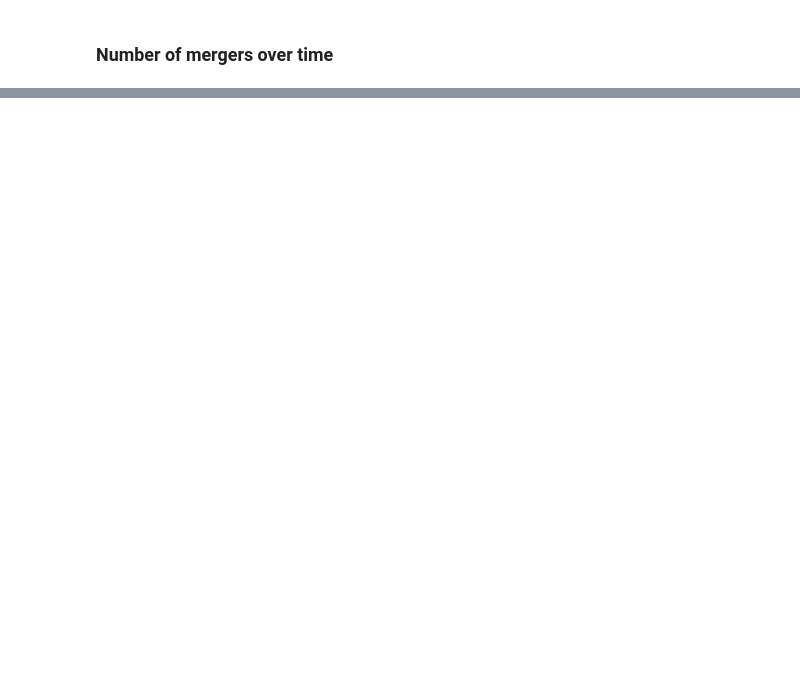
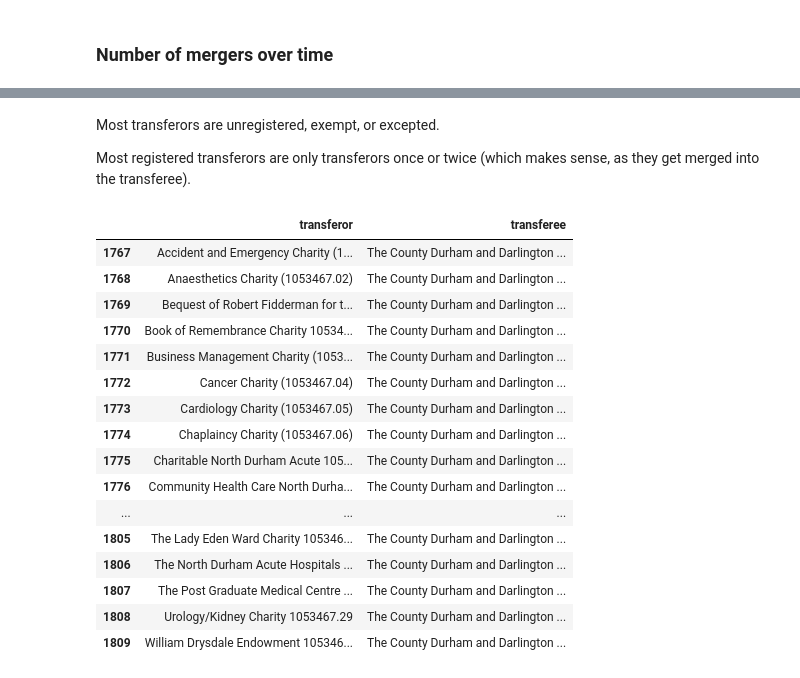
Before and after one commit to dataactivists/charity_commission_register, a Jupyter notebook: code/charity_commission.ipynb, the cells around one changed output, grey strips where cells are left out. Saved outputs shown, nothing was run; the diff lists cells and outputs as text; code cells hidden in the pictures; blank space fills up the shorter version.

```diff
--- a/code/charity_commission.ipynb
+++ b/code/charity_commission.ipynb
@@ -141,0 +219,24 @@ Name: count, Length: 4387, dtype: int64
+# %% [markdown]
+Most transferors are unregistered, exempt, or excepted.
+
+Most registered transferors are only transferors once or twice (which makes sense, as they get merged into the transferee).
+# %%
+df[['transferor', 'transferee']].loc[df['transferor'].str.contains('1053467')]
+# %% [output]
+|  | transferor | transferee |
+| 1767 | Accident and Emergency Charity (1... | The County Durham and Darlington ... |
+| 1768 | Anaesthetics Charity (1053467.02) | The County Durham and Darlington ... |
+| 1769 | Bequest of Robert Fidderman for t... | The County Durham and Darlington ... |
+| 1770 | Book of Remembrance Charity 10534... | The County Durham and Darlington ... |
+| 1771 | Business Management Charity (1053... | The County Durham and Darlington ... |
+| 1772 | Cancer Charity (1053467.04) | The County Durham and Darlington ... |
+| 1773 | Cardiology Charity (1053467.05) | The County Durham and Darlington ... |
+| 1774 | Chaplaincy Charity (1053467.06) | The County Durham and Darlington ... |
+| 1775 | Charitable North Durham Acute 105... | The County Durham and Darlington ... |
+| 1776 | Community Health Care North Durha... | The County Durham and Darlington ... |
+| ... | ... | ... |
+| 1805 | The Lady Eden Ward Charity 105346... | The County Durham and Darlington ... |
+| 1806 | The North Durham Acute Hospitals ... | The County Durham and Darlington ... |
+| 1807 | The Post Graduate Medical Centre ... | The County Durham and Darlington ... |
+| 1808 | Urology/Kidney Charity 1053467.29 | The County Durham and Darlington ... |
+| 1809 | William Drysdale Endowment 105346... | The County Durham and Darlington ... |
```
Also changed, not shown: parts of 22 cells of this notebook.
